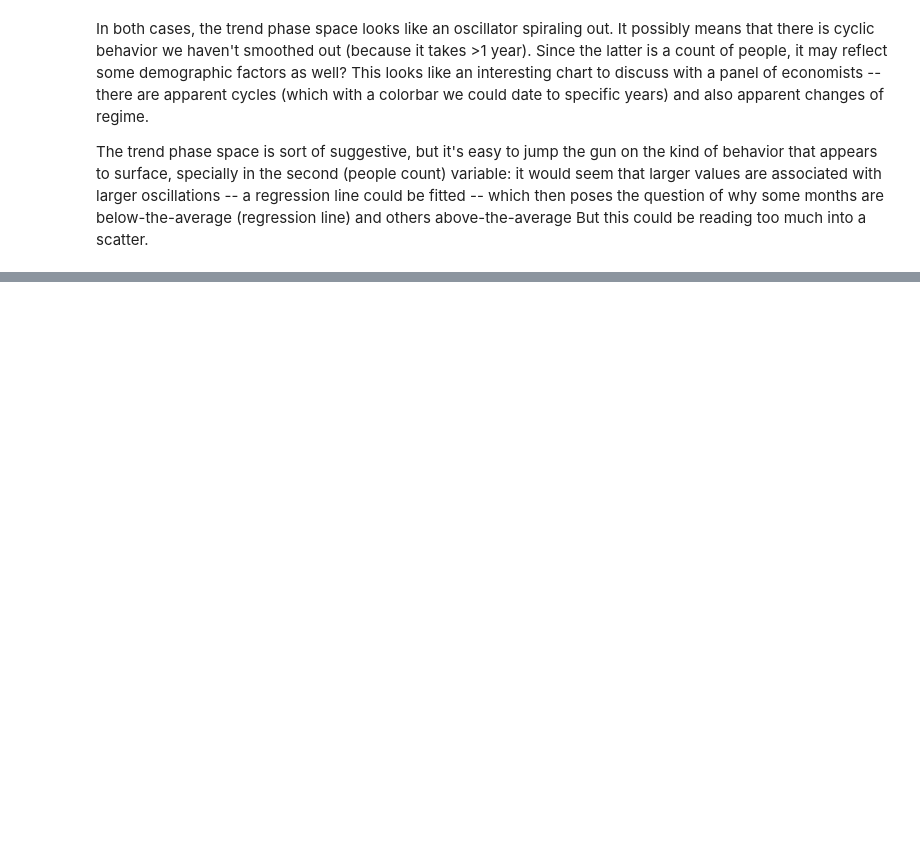
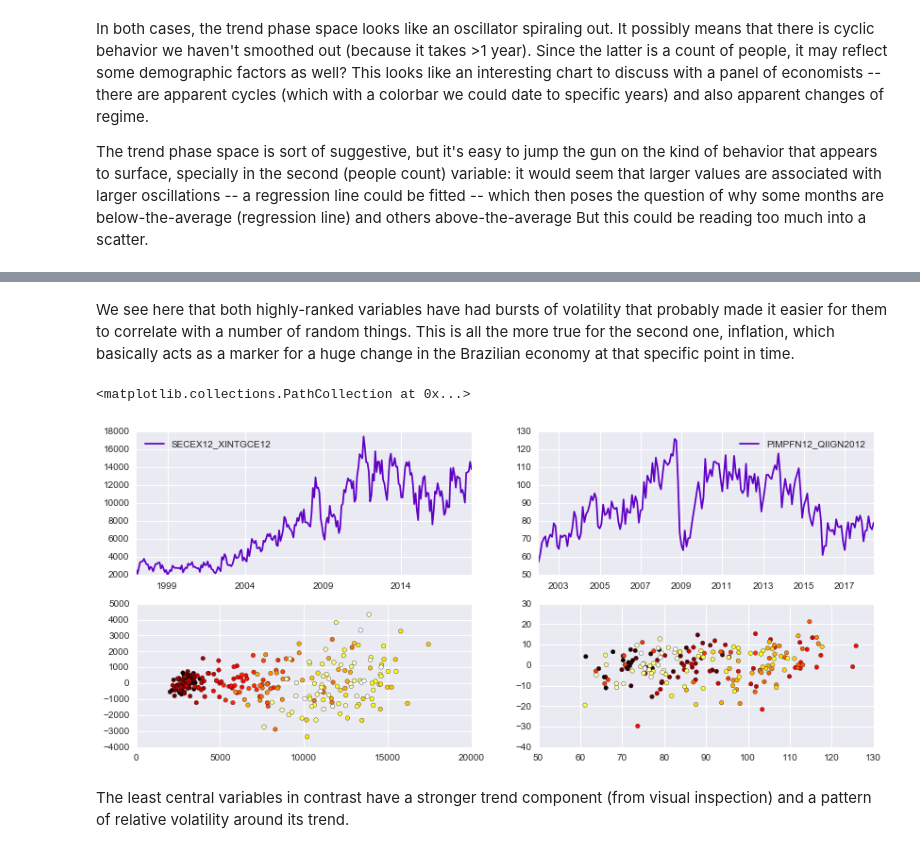
Before and after one commit to asemic-horizon/macro-phase-space, a Jupyter notebook: first steps.ipynb, the cells around one changed output, grey strips where cells are left out. Cells and saved outputs as stored; diff of their text form; code cells hidden in the pictures; blank space fills up the shorter version.

```diff
--- a/first steps.ipynb
+++ b/first steps.ipynb
@@ -166,0 +244,14 @@ The trend phase space is sort of suggestive, but it's easy to jump the gun on th
+# %% [markdown]
+We see here that both highly-ranked variables have had bursts of volatility that probably made it easier for them to correlate with a number of random things. This is all the more true for the second one, inflation, which basically acts as a marker for a huge change in the Brazilian economy at that specific point in time.
+# %%
+fig, ax = plt.subplots(figsize=(14,6), ncols=2, nrows=2)
+top1, top2 = fixed_series(top_10[-1][0]), fixed_series(top_10[-2][0])
+top1.plot(ax=ax[0][0])
+top2.plot(ax=ax[0][1])
+phase_plot(top1, ax = ax[1][0])
+phase_plot(top2, ax = ax[1][1])
+# %% [output]
+<matplotlib.collections.PathCollection at 0x...>
+[figure, added]
+# %% [markdown]
+The least central variables in contrast have a stronger trend component (from visual inspection) and a pattern of relative volatility around its trend.
```
Also changed, not shown: parts of 20 cells of this notebook.
